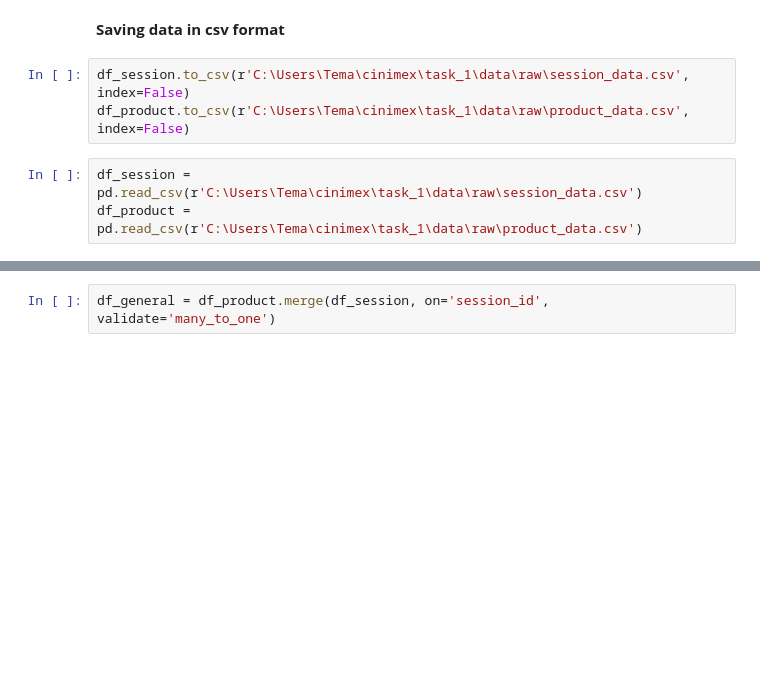
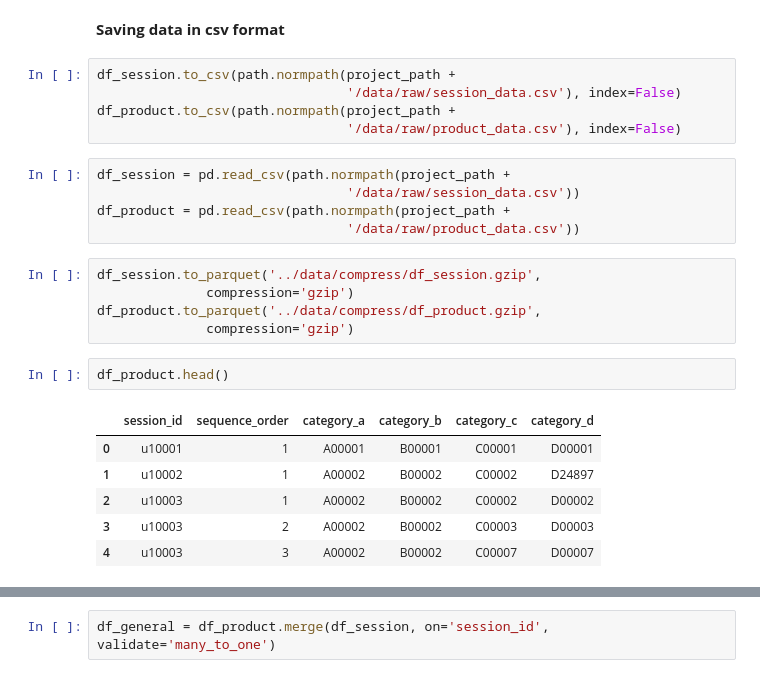
Before and after one commit to temav/Cinimex, a Jupyter notebook: notebooks/Prediction.ipynb, the cells around one changed output, grey strips where cells are left out. Saved outputs shown, nothing was run; the diff lists cells and outputs as text; blank space fills up the shorter version.

```diff
--- a/notebooks/Prediction.ipynb
+++ b/notebooks/Prediction.ipynb
@@ -35,8 +55,26 @@ df_product = pd.DataFrame(SQL_Query_product)
 # %% [markdown]
 **Saving data in csv format**
 # %%
-df_session.to_csv(r'C:\Users\Tema\cinimex\task_1\data\raw\session_data.csv', index=False)
-df_product.to_csv(r'C:\Users\Tema\cinimex\task_1\data\raw\product_data.csv', index=False)
+df_session.to_csv(path.normpath(project_path +
+                                '/data/raw/session_data.csv'), index=False)
+df_product.to_csv(path.normpath(project_path +
+                                '/data/raw/product_data.csv'), index=False)
 # %%
-df_session = pd.read_csv(r'C:\Users\Tema\cinimex\task_1\data\raw\session_data.csv')
-df_product = pd.read_csv(r'C:\Users\Tema\cinimex\task_1\data\raw\product_data.csv')
+df_session = pd.read_csv(path.normpath(project_path +
+                                '/data/raw/session_data.csv'))
+df_product = pd.read_csv(path.normpath(project_path +
+                                '/data/raw/product_data.csv'))
+# %%
+df_session.to_parquet('../data/compress/df_session.gzip',
+              compression='gzip')
+df_product.to_parquet('../data/compress/df_product.gzip',
+              compression='gzip')
+# %%
+df_product.head()
+# %% [output]
+|  | session_id | sequence_order | category_a | category_b | category_c | category_d |
+| 0 | u10001 | 1 | A00001 | B00001 | C00001 | D00001 |
+| 1 | u10002 | 1 | A00002 | B00002 | C00002 | D24897 |
+| 2 | u10003 | 1 | A00002 | B00002 | C00002 | D00002 |
+| 3 | u10003 | 2 | A00002 | B00002 | C00003 | D00003 |
+| 4 | u10003 | 3 | A00002 | B00002 | C00007 | D00007 |
```
Also changed, not shown: parts of 23 cells of this notebook.
